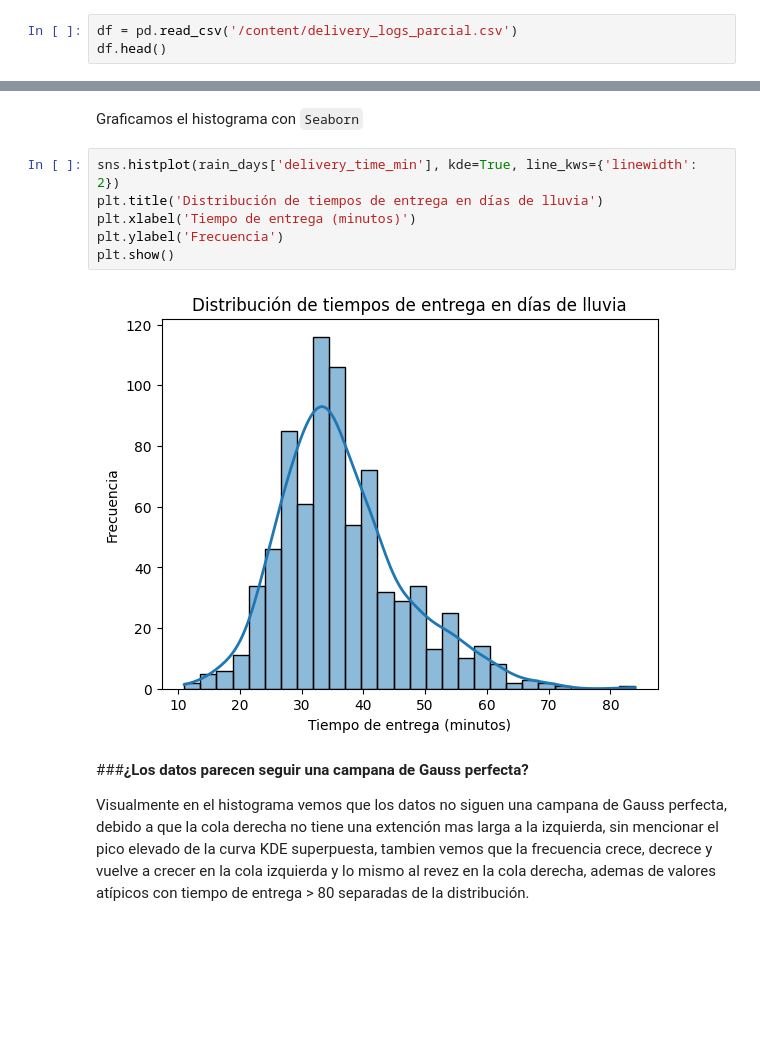
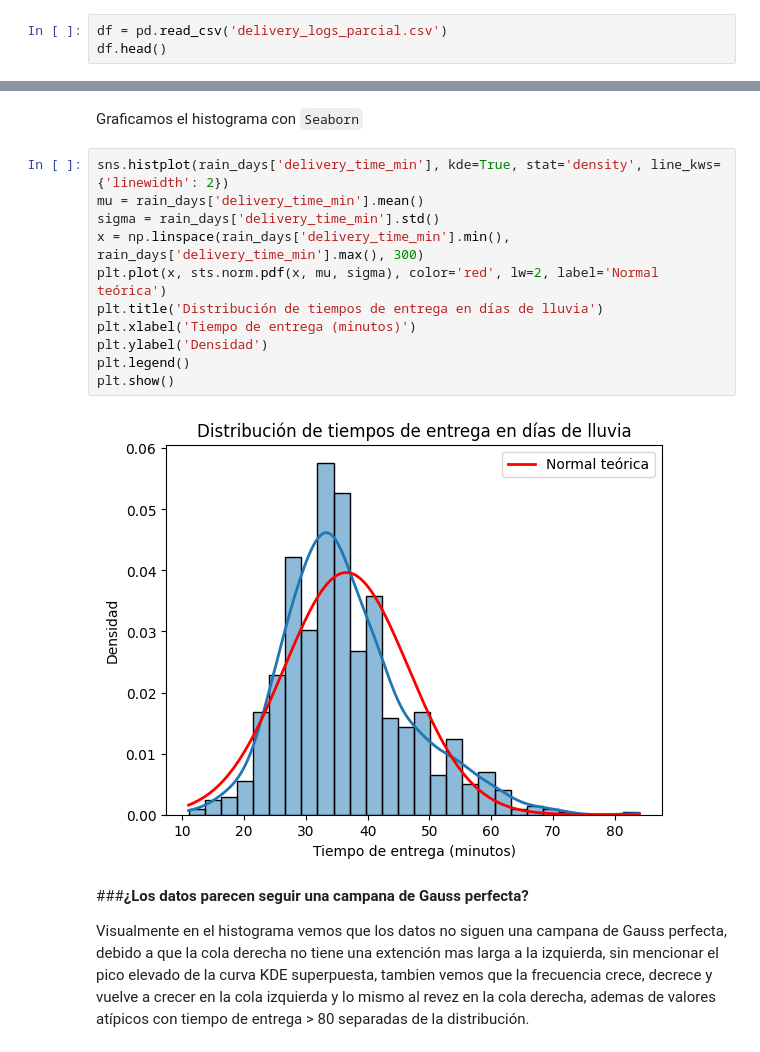
Before and after one commit to SamuelGJ0320/Examen01_EstApl, a Jupyter notebook: primer_parcial_estadistica_aplicada.ipynb, the cells around one changed output, grey strips where cells are left out. Cells and saved outputs as stored; diff of their text form; blank space fills up the shorter version.

```diff
--- a/primer_parcial_estadistica_aplicada.ipynb
+++ b/primer_parcial_estadistica_aplicada.ipynb
@@ -99,7 +99,7 @@ from scipy import stats as sts
 # %% [markdown]
 Extraemos los datos
 # %%
-df = pd.read_csv('/content/delivery_logs_parcial.csv')
+df = pd.read_csv('delivery_logs_parcial.csv')
 df.head()
 # %% [output]
 |  | order_id | zone | vehicle_type | distance_km | delivery_time_min | rain_flag | claim_filed |
@@ -123,13 +123,18 @@ rain_days.head()
 # %% [markdown]
 Graficamos el histograma con `Seaborn`
 # %%
-sns.histplot(rain_days['delivery_time_min'], kde=True, line_kws={'linewidth': 2})
+sns.histplot(rain_days['delivery_time_min'], kde=True, stat='density', line_kws={'linewidth': 2})
+mu = rain_days['delivery_time_min'].mean()
+sigma = rain_days['delivery_time_min'].std()
+x = np.linspace(rain_days['delivery_time_min'].min(), rain_days['delivery_time_min'].max(), 300)
+plt.plot(x, sts.norm.pdf(x, mu, sigma), color='red', lw=2, label='Normal teórica')
 plt.title('Distribución de tiempos de entrega en días de lluvia')
 plt.xlabel('Tiempo de entrega (minutos)')
-plt.ylabel('Frecuencia')
+plt.ylabel('Densidad')
+plt.legend()
 plt.show()
 # %% [output]
-[figure, old version]
+[figure, new version]
 # %% [markdown]
 ###**¿Los datos parecen seguir una campana de Gauss perfecta?**
 
```
Also changed, not shown: parts of 4 cells of this notebook.
